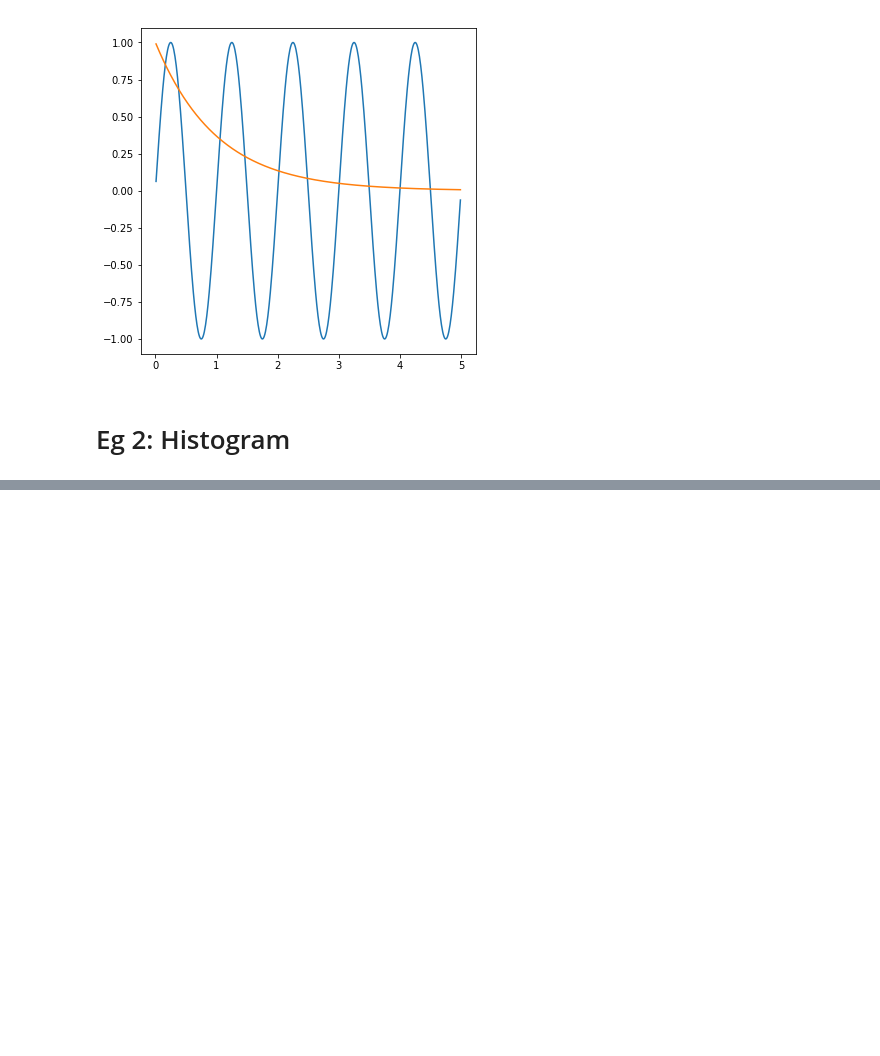
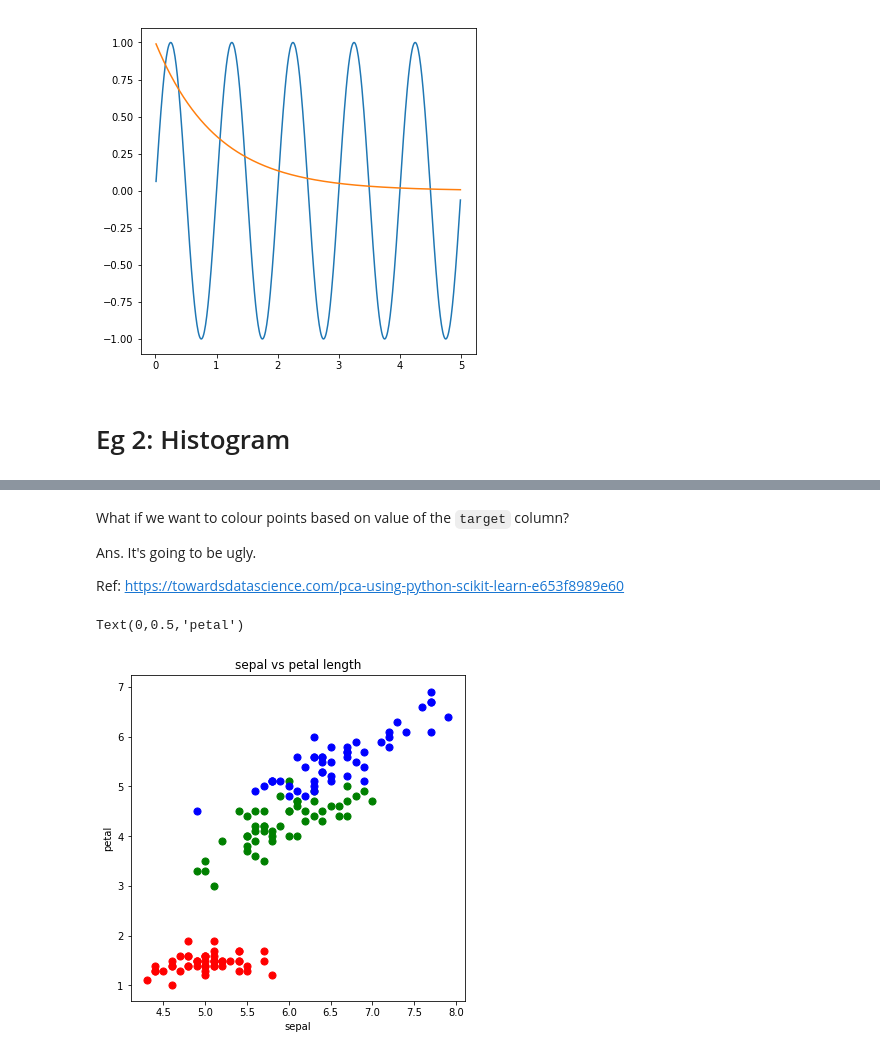
Before and after one commit to nayefahmad/jupyter-notebook-home, a Jupyter notebook: 2019-12-05_matplotlib-examples.ipynb, the cells around one changed output, grey strips where cells are left out. Saved outputs shown, nothing was run; the diff lists cells and outputs as text; code cells hidden in the pictures; blank space fills up the shorter version.

```diff
--- a/2019-12-05_matplotlib-examples.ipynb
+++ b/2019-12-05_matplotlib-examples.ipynb
@@ -151,0 +174,38 @@ plt.hist(df['pois_var'], bins=12)
+# %% [markdown]
+What if we want to colour points based on value of the `target` column?
+
+Ans. It's going to be ugly.
+
+Ref: https://towardsdatascience.com/pca-using-python-scikit-learn-e653f8989e60
+# %%
+
+# set up mapping between values of df['target'] and colours to plot:
+targets = df.target.unique().tolist()  # will give [0, 1, 2]
+colors = ['r', 'g', 'b']
+# zip(targets, colors)  # returns a zip operator - a type of iterator. Specifically, it's an iterator that returns a tuple in each "pass"
+
+
+
+
+# Start plotting --------------------------------------
+fig, ax = plt.subplots()
+
+# use a for loop to:
+# 1. subset the df for all red points, and pass it to ax.scatter()
+# 2. subset the df for all blue points, ...
+# 3. subset the def for all green points, ...
+
+for target, color in zip(targets,colors):
+    indicesToKeep = df['target'] == target  # returns a boolean Series
+    ax.scatter(df.loc[indicesToKeep, 'sepal length (cm)']
+               , df.loc[indicesToKeep, 'petal length (cm)']
+               , c = color
+               , s = 50)
+
+
+ax.set_title('sepal vs petal length')
+ax.set_xlabel('sepal')
+ax.set_ylabel('petal')
+# %% [output]
+Text(0,0.5,'petal')
+[figure, added]
```
Also changed, not shown: parts of 16 cells of this notebook.
